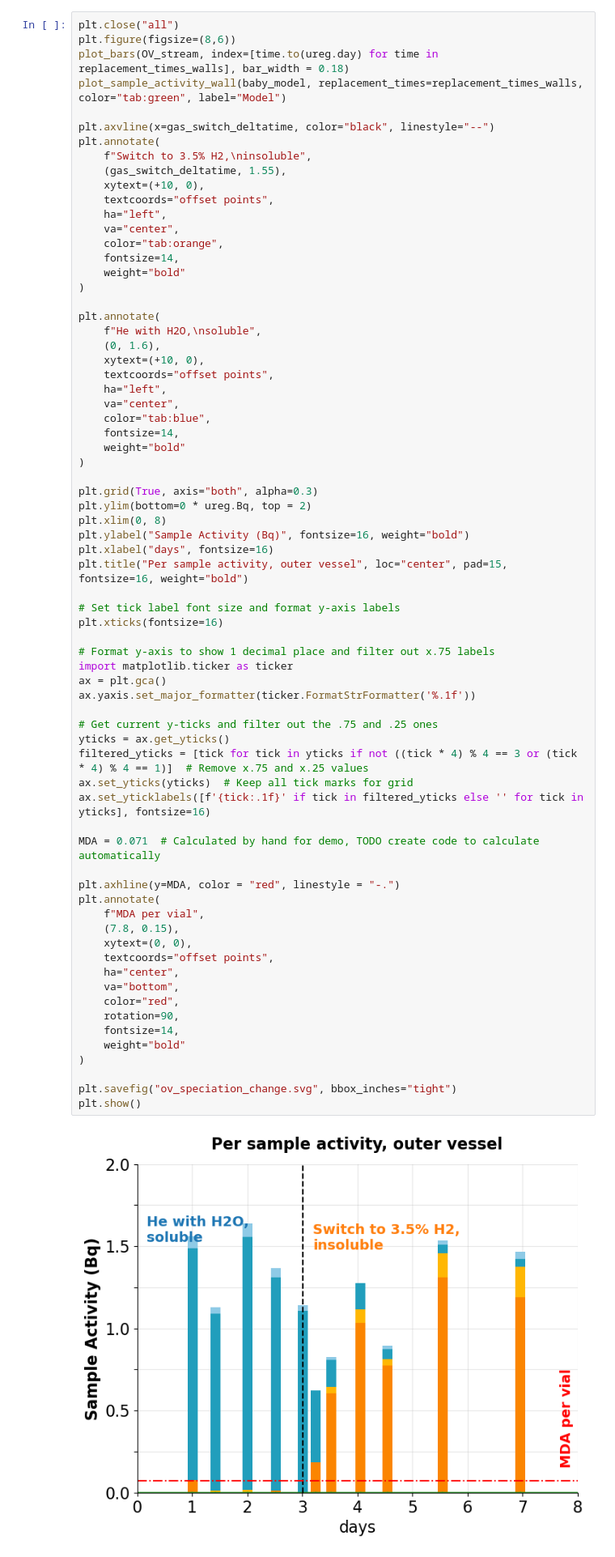
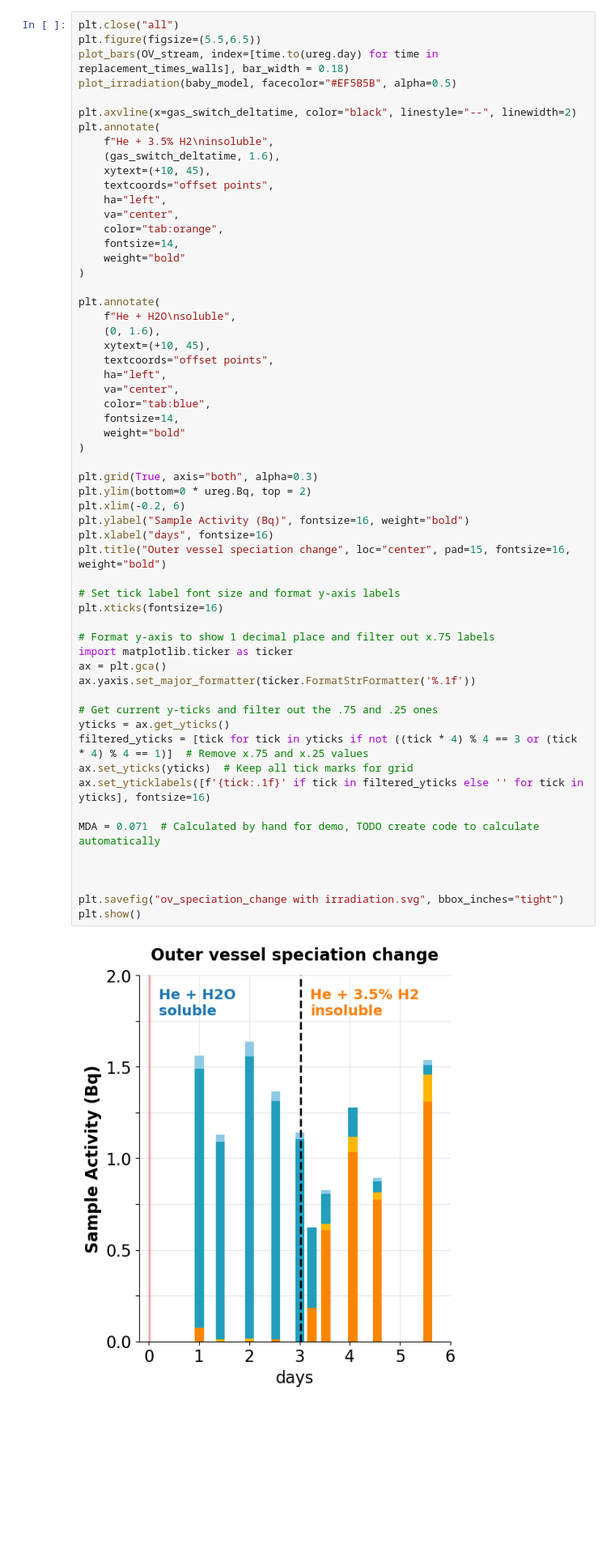
Before and after one commit to veliki-filozof/BABY-1L-run-8, a Jupyter notebook: analysis/tritium/tritium_model.ipynb, the cells around one changed output. Shown at 81% size. Drawn from its saved outputs; the diff is of its cells as text; blank space fills up the shorter version.

```diff
--- a/analysis/tritium/tritium_model.ipynb
+++ b/analysis/tritium/tritium_model.ipynb
@@ -297,15 +298,15 @@ plt.show()
 [figure]
 # %%
 plt.close("all")
-plt.figure(figsize=(8,6))
+plt.figure(figsize=(5.5,6.5))
 plot_bars(OV_stream, index=[time.to(ureg.day) for time in replacement_times_walls], bar_width = 0.18)
-plot_sample_activity_wall(baby_model, replacement_times=replacement_times_walls, color="tab:green", label="Model")
+plot_irradiation(baby_model, facecolor="#EF5B5B", alpha=0.5)
 
-plt.axvline(x=gas_switch_deltatime, color="black", linestyle="--")
+plt.axvline(x=gas_switch_deltatime, color="black", linestyle="--", linewidth=2)
 plt.annotate(
-    f"Switch to 3.5% H2,\ninsoluble",
-    (gas_switch_deltatime, 1.55),
-    xytext=(+10, 0),
+    f"He + 3.5% H2\ninsoluble",
+    (gas_switch_deltatime, 1.6),
+    xytext=(+10, 45),
     textcoords="offset points",
     ha="left",
     va="center",
@@ -315,55 +316,43 @@ plt.annotate(
 )
 
 plt.annotate(
-    f"He with H2O,\nsoluble",
+    f"He + H2O\nsoluble",
     (0, 1.6),
-    xytext=(+10, 0),
+    xytext=(+10, 45),
     textcoords="offset points",
     ha="left",
     va="center",
     color="tab:blue",
     fontsize=14,
     weight="bold"
 )
 
 plt.grid(True, axis="both", alpha=0.3)
 plt.ylim(bottom=0 * ureg.Bq, top = 2)
-plt.xlim(0, 8)
+plt.xlim(-0.2, 6)
 plt.ylabel("Sample Activity (Bq)", fontsize=16, weight="bold")
 plt.xlabel("days", fontsize=16)
-plt.title("Per sample activity, outer vessel", loc="center", pad=15, fontsize=16, weight="bold")
+plt.title("Outer vessel speciation change", loc="center", pad=15, fontsize=16, weight="bold")
 
 # Set tick label font size and format y-axis labels
 plt.xticks(fontsize=16)
 
 # Format y-axis to show 1 decimal place and filter out x.75 labels
 import matplotlib.ticker as ticker
 ax = plt.gca()
 ax.yaxis.set_major_formatter(ticker.FormatStrFormatter('%.1f'))
 
 # Get current y-ticks and filter out the .75 and .25 ones
 yticks = ax.get_yticks()
 filtered_yticks = [tick for tick in yticks if not ((tick * 4) % 4 == 3 or (tick * 4) % 4 == 1)]  # Remove x.75 and x.25 values
 ax.set_yticks(yticks)  # Keep all tick marks for grid
 ax.set_yticklabels([f'{tick:.1f}' if tick in filtered_yticks else '' for tick in yticks], fontsize=16)
 
 MDA = 0.071  # Calculated by hand for demo, TODO create code to calculate automatically
 
-plt.axhline(y=MDA, color = "red", linestyle = "-.")
-plt.annotate(
-    f"MDA per vial",
-    (7.8, 0.15),
-    xytext=(0, 0),
-    textcoords="offset points",
-    ha="center",
-    va="bottom",
-    color="red",
-    rotation=90,
-    fontsize=14,
-    weight="bold"
-)
 
-plt.savefig("ov_speciation_change.svg", bbox_inches="tight")
+
+plt.savefig("ov_speciation_change with irradiation.svg", bbox_inches="tight")
 plt.show()
 # %% [output]
-[figure, old version]
+[figure, new version]
```
Also changed, not shown: parts of 2 cells of this notebook.
